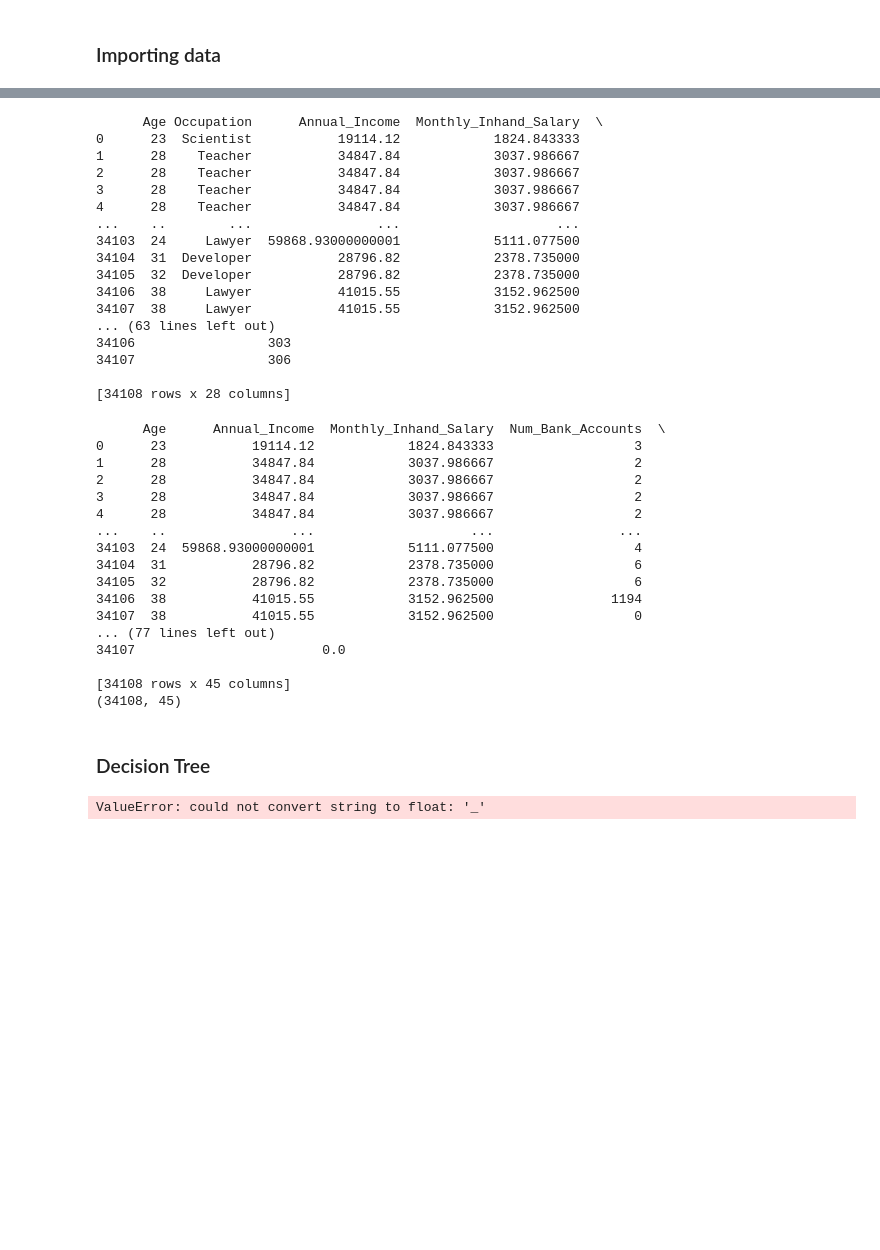
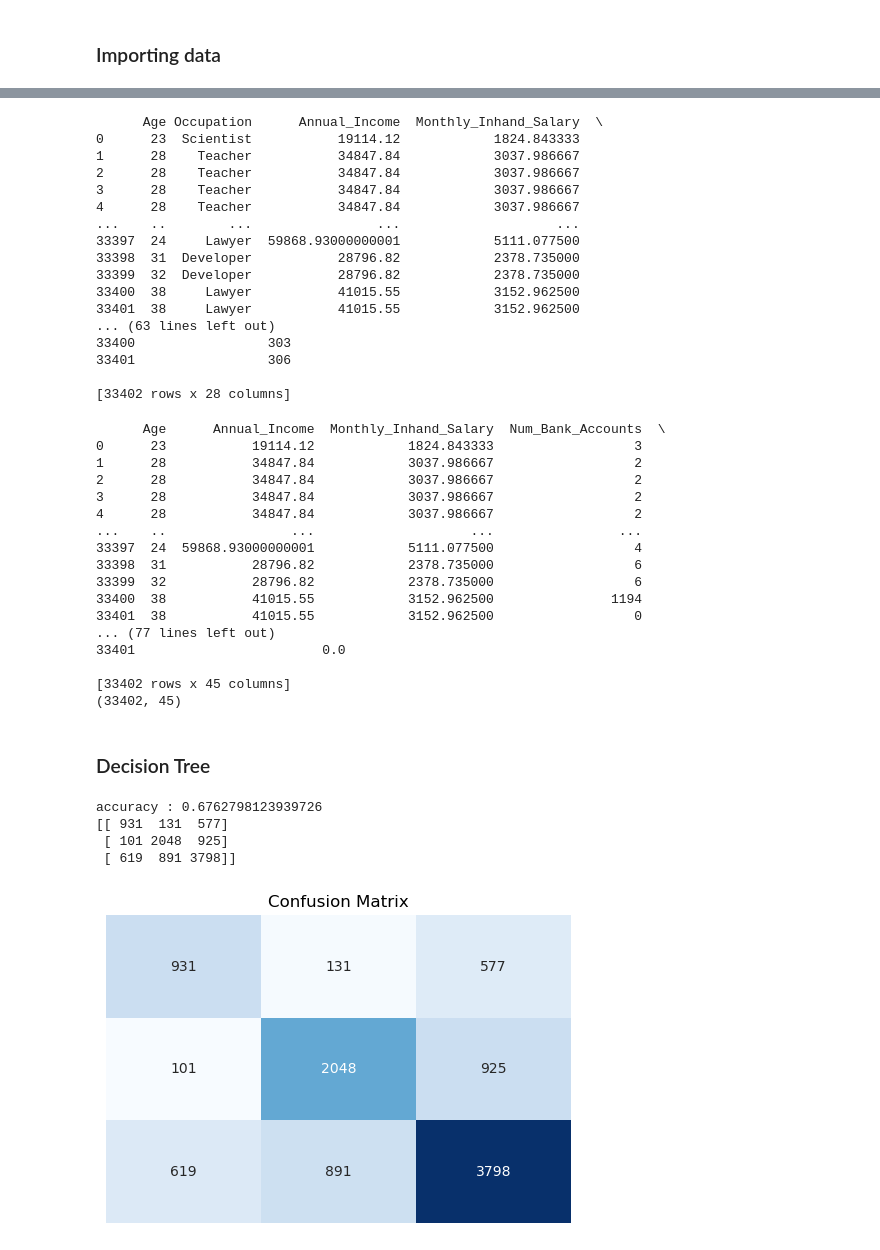
Before and after one commit to jhsieh731/pytorch_playground, a Jupyter notebook: credit/credit.ipynb, the cells around one changed output, grey strips where cells are left out. Cells and saved outputs as stored; diff of their text form; code cells hidden in the pictures; blank space fills up the shorter version.

```diff
--- a/credit/credit.ipynb
+++ b/credit/credit.ipynb
@@ -20,14 +20,14 @@ df['Age'] = df['Age'].str.replace('_', '')
 df['Annual_Income'] = df['Annual_Income'].str.replace('_', '')
 df['Num_of_Loan'] = df['Num_of_Loan'].str.replace('_', '')
 df['Num_of_Delayed_Payment'] = df['Num_of_Delayed_Payment'].str.replace('_', '')
+df['Changed_Credit_Limit'] = df['Changed_Credit_Limit'].str.replace('_', '')
 df['Outstanding_Debt'] = df['Outstanding_Debt'].str.replace('_', '')
 df['Amount_invested_monthly'] = df['Amount_invested_monthly'].str.replace('_', '')
 df['Monthly_Balance'] = df['Monthly_Balance'].str.replace('_', '')
-df.dropna(axis=0, how='any', inplace=True)
+df = df.dropna(axis=0, how='any')
 
 
 df.drop(df[df['Occupation'] == '_______'].index, inplace=True)
 df.drop(df[df['Credit_Mix'] == '_'].index, inplace=True)
+df.drop(df[df['Changed_Credit_Limit'] == ''].index, inplace=True)
 df.drop(df[df['Payment_of_Min_Amount'] == 'NM'].index, inplace=True)
-
-print(df)
@@ -114,18 +96,17 @@ print(df)
 3      28    Teacher           34847.84            3037.986667
 4      28    Teacher           34847.84            3037.986667
 ...    ..        ...                ...                    ...
-34103  24     Lawyer  59868.93000000001            5111.077500
-34104  31  Developer           28796.82            2378.735000
-34105  32  Developer           28796.82            2378.735000
-34106  38     Lawyer           41015.55            3152.962500
-34107  38     Lawyer           41015.55            3152.962500
+33397  24     Lawyer  59868.93000000001            5111.077500
+33398  31  Developer           28796.82            2378.735000
+33399  32  Developer           28796.82            2378.735000
+33400  38     Lawyer           41015.55            3152.962500
+33401  38     Lawyer           41015.55            3152.962500
 ... (63 lines left out)
-34106                 303
-34107                 306
+33400                 303
+33401                 306
 
-[34108 rows x 28 columns]
+[33402 rows x 28 columns]
 # %%
-
 #Get columns ready to encode
 encoding_columns = ['Occupation', 'Credit_Mix', 'Payment_of_Min_Amount']
 data_to_encode = df[encoding_columns]
@@ -156,14 +137,17 @@ print(final_df.shape)
 3      28           34847.84            3037.986667                  2
 4      28           34847.84            3037.986667                  2
 ...    ..                ...                    ...                ...
-34103  24  59868.93000000001            5111.077500                  4
-34104  31           28796.82            2378.735000                  6
-34105  32           28796.82            2378.735000                  6
-34106  38           41015.55            3152.962500               1194
-34107  38           41015.55            3152.962500                  0
+33397  24  59868.93000000001            5111.077500                  4
+33398  31           28796.82            2378.735000                  6
+33399  32           28796.82            2378.735000                  6
+33400  38           41015.55            3152.962500               1194
+33401  38           41015.55            3152.962500                  0
 ... (77 lines left out)
-34107                        0.0
+33401                        0.0
 
-[34108 rows x 45 columns]
-(34108, 45)
+[33402 rows x 45 columns]
+(33402, 45)
+# %%
+# Change variable types of columns
+final_df = final_df.astype({'Age': int, 'Annual_Income' : float, 'Num_of_Loan': int, 'Num_of_Delayed_Payment': int,'Changed_Credit_Limit': float, 'Outstanding_Debt': float, 'Amount_invested_monthly': float, 'Monthly_Balance': float})
 # %%
@@ -179,25 +160,35 @@ x_train, x_test, y_train, y_test = train_test_split(x, y, test_size=0.3, train_s
 # %%
 from sklearn import tree, metrics
 import seaborn as sns
 import matplotlib.pyplot as plt
 
 # makes a decision tree using x/y train data
 dtc = tree.DecisionTreeClassifier().fit(x_train, y_train)
 
 # use model for pred
 y_pred_dtc = dtc.predict(x_test)
 
 # getting statistics
 accuracy = metrics.accuracy_score(y_test, y_pred_dtc)
-precision = metrics.precision_score(y_test, y_pred_dtc)
-recall = metrics.recall_score(y_test, y_pred_dtc)
-f1 = metrics.f1_score(y_test, y_pred_dtc)
+# precision = metrics.precision_score(y_test, y_pred_dtc)
+# recall = metrics.recall_score(y_test, y_pred_dtc)
+# f1 = metrics.f1_score(y_test, y_pred_dtc)
 cm = metrics.confusion_matrix(y_test, y_pred_dtc)
 
 print(f'accuracy : {accuracy}')
-print(f'precision : {precision}')
-print(f'recall : {recall}')
-print(f'f1 : {f1}')
+# print(f'precision : {precision}')
+# print(f'recall : {recall}')
+# print(f'f1 : {f1}')
 print(cm)
+
+# Create a heatmap of the confusion matrix
+plt.figure(figsize=(6, 4))
+sns.heatmap(cm, annot=True, cmap='Blues', fmt='g', xticklabels=False, yticklabels=False, cbar=False)
+plt.title('Confusion Matrix')
+plt.show()
 # %% [output]
-ValueError: could not convert string to float: '_'
+accuracy : 0.6762798123939726
+[[ 931  131  577]
+ [ 101 2048  925]
+ [ 619  891 3798]]
+[figure, added]
```
Also changed, not shown: parts of 5 cells of this notebook.
